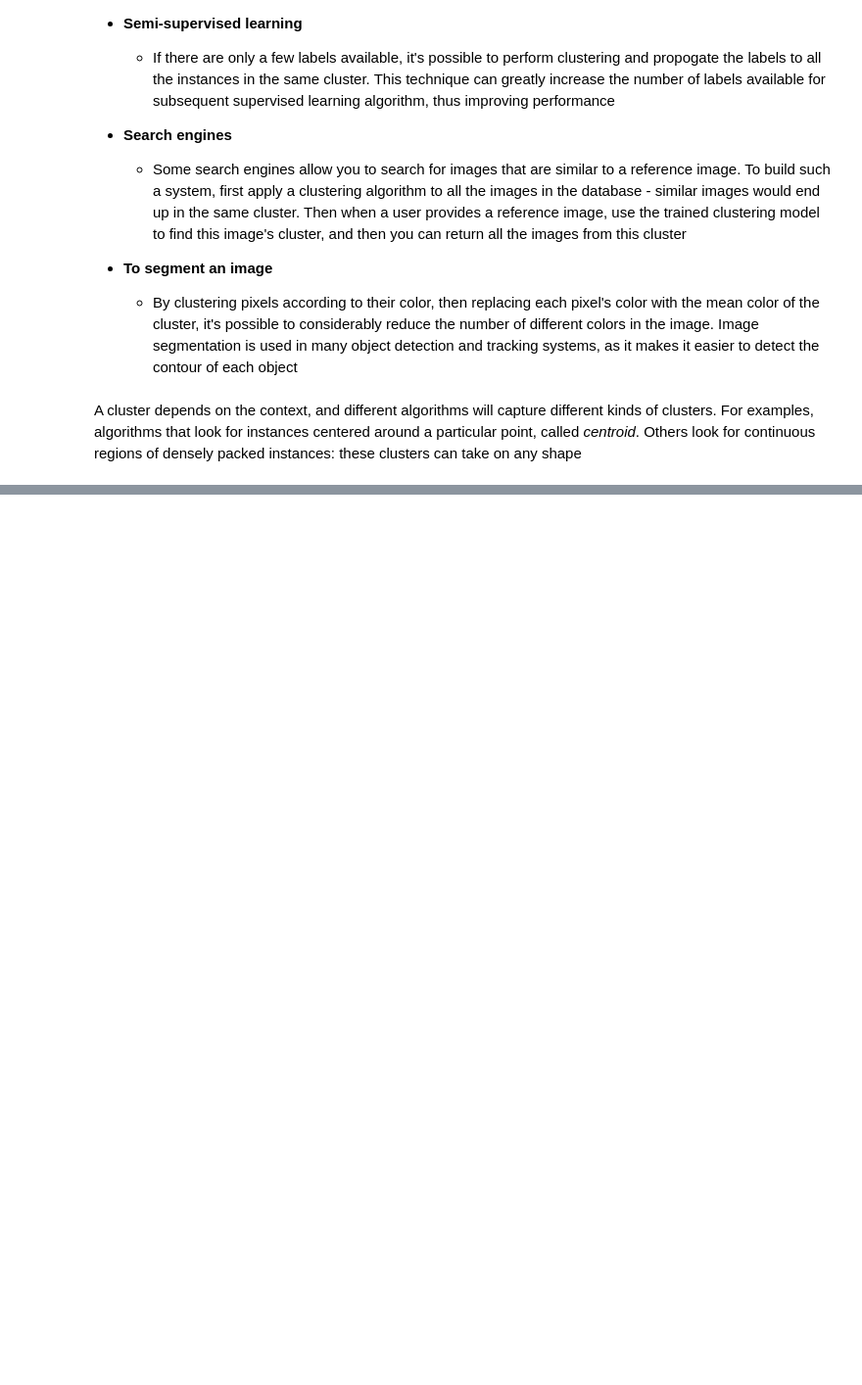
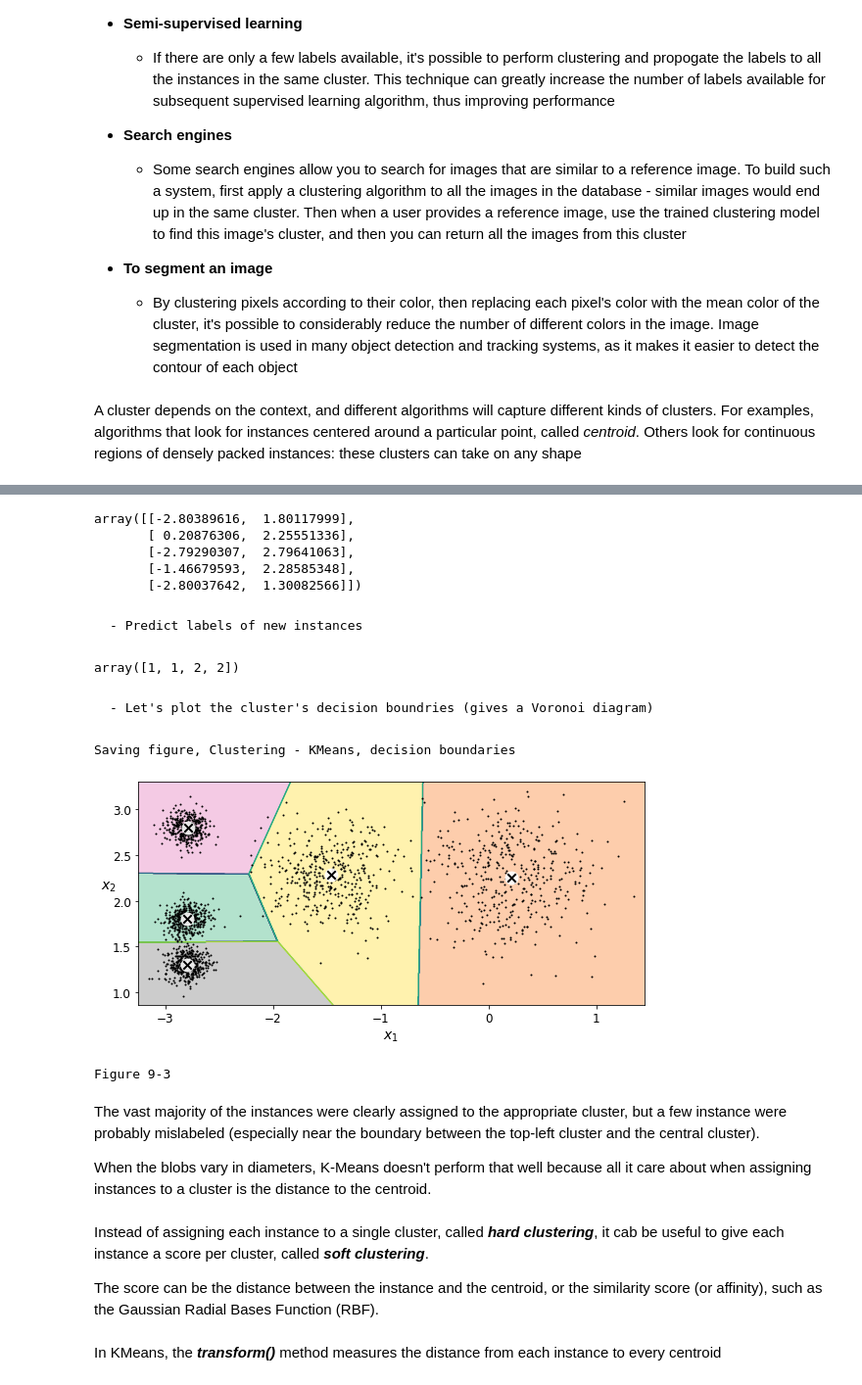
Before and after one commit to MarkJasonE/UnsupervisedLearningTechniques, a Jupyter notebook: UnsupervisedLearningTechniques.ipynb, the cells around one changed output, grey strips where cells are left out. Shown at 98% size. Cells and saved outputs as stored; diff of their text form; code cells hidden in the pictures; blank space fills up the shorter version.

```diff
--- a/UnsupervisedLearningTechniques.ipynb
+++ b/UnsupervisedLearningTechniques.ipynb
@@ -156,0 +211,79 @@ A cluster depends on the context, and different algorithms will capture differen
+# %%
+kmeans.cluster_centers_
+# %% [output]
+array([[-2.80389616,  1.80117999],
+       [ 0.20876306,  2.25551336],
+       [-2.79290307,  2.79641063],
+       [-1.46679593,  2.28585348],
+       [-2.80037642,  1.30082566]])
+# %% [markdown]
+    - Predict labels of new instances
+# %%
+X_new = np.array([
+    [0, 2],
+    [3, 2],
+    [-3, 3],
+    [-3, 2.5]
+])
+kmeans.predict(X_new)
+# %% [output]
+array([1, 1, 2, 2])
+# %% [markdown]
+    - Let's plot the cluster's decision boundries (gives a Voronoi diagram)
+# %%
+def plot_data(X):
+    plt.plot(X[:, 0], X[:, 1], 'k.', markersize=2)
+
+def plot_centroids(centroids, weights=None, circle_color="w", cross_color="k"):
+    if weights is not None:
+        centroids = centroids[weights > weights.max() / 10]
+    plt.scatter(centroids[:, 0], centroids[:, 1], marker="o", s=35, linewidths=8,
+                color=circle_color, zorder=10, alpha=0.9)
+    plt.scatter(centroids[:, 0], centroids[:, 1], marker="x", s=2, linewidths=12,
+               color=cross_color, zorder=11, alpha=1)
+
+def plot_decision_boundaries(clusterer, X, resolution=1000, show_centroids=True,
+                            show_xlabels=True, show_ylabels=True):
+    mins = X.min(axis=0) - 0.1
+    maxs = X.max(axis=0) + 0.1
+    xx, yy = np.meshgrid(np.linspace(mins[0], maxs[0], resolution),
+                         np.linspace(mins[1], maxs[1], resolution))
+    Z = clusterer.predict(np.c_[xx.ravel(), yy.ravel()])
+    Z = Z.reshape(xx.shape)
+
+    plt.contourf(Z, extent=(mins[0], maxs[0], mins[1], maxs[1]), cmap="Pastel2")
+    plt.contour(Z, extent=(mins[0], maxs[0], mins[1], maxs[1]), linewidths=1,
+            color="k")
+
+    plot_data(X)
+    if show_centroids:
+        plot_centroids(clusterer.cluster_centers_)
+
+    if show_xlabels:
+        plt.xlabel("$x_1$", fontsize=14)
+    else:
+        plt.tick_params(labelbottom=False)
+    if show_ylabels:
+        plt.ylabel("$x_2$", rotation=0, fontsize=14)
+    else:
+        plt.tick_params(labelleft=False)
+# %%
+plt.figure(figsize=(8, 4))
+plot_decision_boundaries(kmeans, X)
+save_fig("Clustering - KMeans, decision boundaries")
+plt.show()
+print("Figure 9-3")
+# %% [output]
+Saving figure, Clustering - KMeans, decision boundaries
+[figure, added]
+Figure 9-3
+# %% [markdown]
+The vast majority of the instances were clearly assigned to the appropriate cluster, but a few instance were probably mislabeled (especially near the boundary between the top-left cluster and the central cluster).
+
+When the blobs vary in diameters, K-Means doesn't perform that well because all it care about when assigning instances to a cluster is the distance to the centroid.
+# %% [markdown]
+Instead of assigning each instance to a single cluster, called ***hard clustering***, it cab be useful to give each instance a score per cluster, called ***soft clustering***.
+
+The score can be the distance between the instance and the centroid, or the similarity score (or affinity), such as the Gaussian Radial Bases Function (RBF).
+# %% [markdown]
+In KMeans, the ***transform()*** method measures the distance from each instance to every centroid
```
Also changed, not shown: parts of 19 cells of this notebook, 2 other files.
